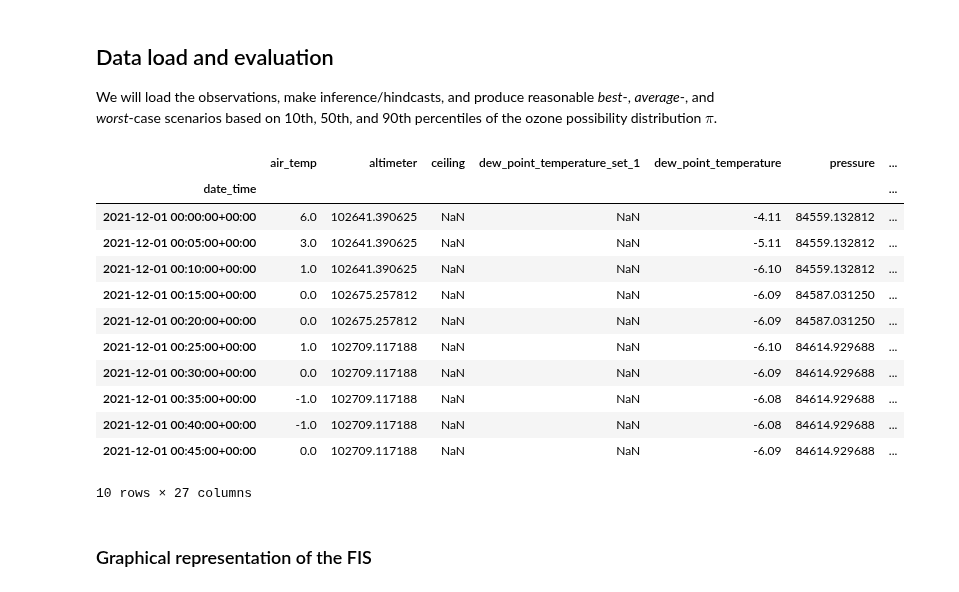
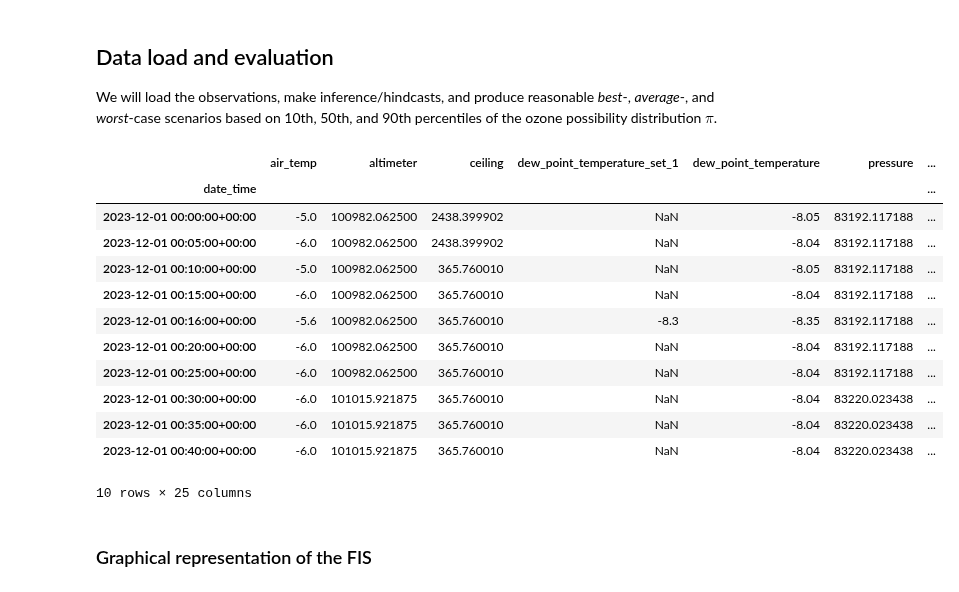
Before and after one commit to Bingham-Research-Center/clyfar, a Jupyter notebook: fis/clyfar_v1.ipynb, the cells around one changed output. Drawn from its saved outputs; the diff is of its cells as text; code cells hidden in the pictures.

```diff
--- a/fis/clyfar_v1.ipynb
+++ b/fis/clyfar_v1.ipynb
@@ -842,22 +844,22 @@ np.float64(93.83333333333337)
 ## Data load and evaluation
 We will load the observations, make inference/hindcasts, and produce reasonable *best*-, *average*-, and *worst*-case scenarios based on 10th, 50th, and 90th percentiles of the ozone possibility distribution $\pi$.
 # %%
-df, meta_df = ObsData.load_dfs("../data", "UB_obs_2022.parquet")
+df, meta_df = ObsData.load_dfs("../data", f"UB_obs_{year}.parquet")
 df.head(10)
 # %% [output]
 |  | air_temp | altimeter | ceiling | dew_point_temperature_set_1 | dew_point_temperature | pressure | ... |
 | date_time |  |  |  |  |  |  | ... |
-| 2021-12-01 00:00:00+00:00 | 6.0 | 102641.390625 | NaN | NaN | -4.11 | 84559.132812 | ... |
-| 2021-12-01 00:05:00+00:00 | 3.0 | 102641.390625 | NaN | NaN | -5.11 | 84559.132812 | ... |
-| 2021-12-01 00:10:00+00:00 | 1.0 | 102641.390625 | NaN | NaN | -6.10 | 84559.132812 | ... |
-| 2021-12-01 00:15:00+00:00 | 0.0 | 102675.257812 | NaN | NaN | -6.09 | 84587.031250 | ... |
-| 2021-12-01 00:20:00+00:00 | 0.0 | 102675.257812 | NaN | NaN | -6.09 | 84587.031250 | ... |
-| 2021-12-01 00:25:00+00:00 | 1.0 | 102709.117188 | NaN | NaN | -6.10 | 84614.929688 | ... |
-| 2021-12-01 00:30:00+00:00 | 0.0 | 102709.117188 | NaN | NaN | -6.09 | 84614.929688 | ... |
-| 2021-12-01 00:35:00+00:00 | -1.0 | 102709.117188 | NaN | NaN | -6.08 | 84614.929688 | ... |
-| 2021-12-01 00:40:00+00:00 | -1.0 | 102709.117188 | NaN | NaN | -6.08 | 84614.929688 | ... |
-| 2021-12-01 00:45:00+00:00 | 0.0 | 102709.117188 | NaN | NaN | -6.09 | 84614.929688 | ... |
+| 2023-12-01 00:00:00+00:00 | -5.0 | 100982.062500 | 2438.399902 | NaN | -8.05 | 83192.117188 | ... |
+| 2023-12-01 00:05:00+00:00 | -6.0 | 100982.062500 | 2438.399902 | NaN | -8.04 | 83192.117188 | ... |
+| 2023-12-01 00:10:00+00:00 | -5.0 | 100982.062500 | 365.760010 | NaN | -8.05 | 83192.117188 | ... |
+| 2023-12-01 00:15:00+00:00 | -6.0 | 100982.062500 | 365.760010 | NaN | -8.04 | 83192.117188 | ... |
+| 2023-12-01 00:16:00+00:00 | -5.6 | 100982.062500 | 365.760010 | -8.3 | -8.35 | 83192.117188 | ... |
+| 2023-12-01 00:20:00+00:00 | -6.0 | 100982.062500 | 365.760010 | NaN | -8.04 | 83192.117188 | ... |
+| 2023-12-01 00:25:00+00:00 | -6.0 | 100982.062500 | 365.760010 | NaN | -8.04 | 83192.117188 | ... |
+| 2023-12-01 00:30:00+00:00 | -6.0 | 101015.921875 | 365.760010 | NaN | -8.04 | 83220.023438 | ... |
+| 2023-12-01 00:35:00+00:00 | -6.0 | 101015.921875 | 365.760010 | NaN | -8.04 | 83220.023438 | ... |
+| 2023-12-01 00:40:00+00:00 | -6.0 | 101015.921875 | 365.760010 | NaN | -8.04 | 83220.023438 | ... |
-10 rows × 27 columns
+10 rows × 25 columns
 # %%
 repr_mslp = do_repval_mslp(df, mslp_stids)
 repr_solar = do_repval_solar(df, solar_stids)
```
Also changed, not shown: parts of 7 cells of this notebook.
